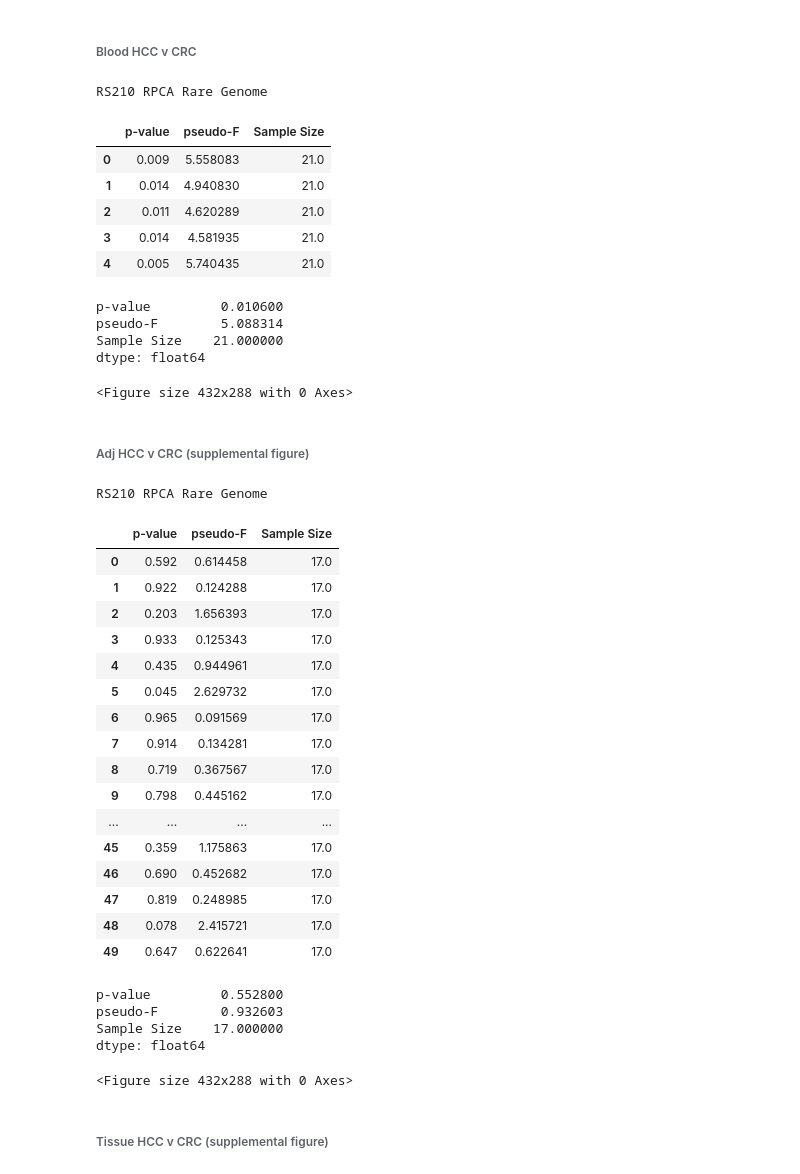
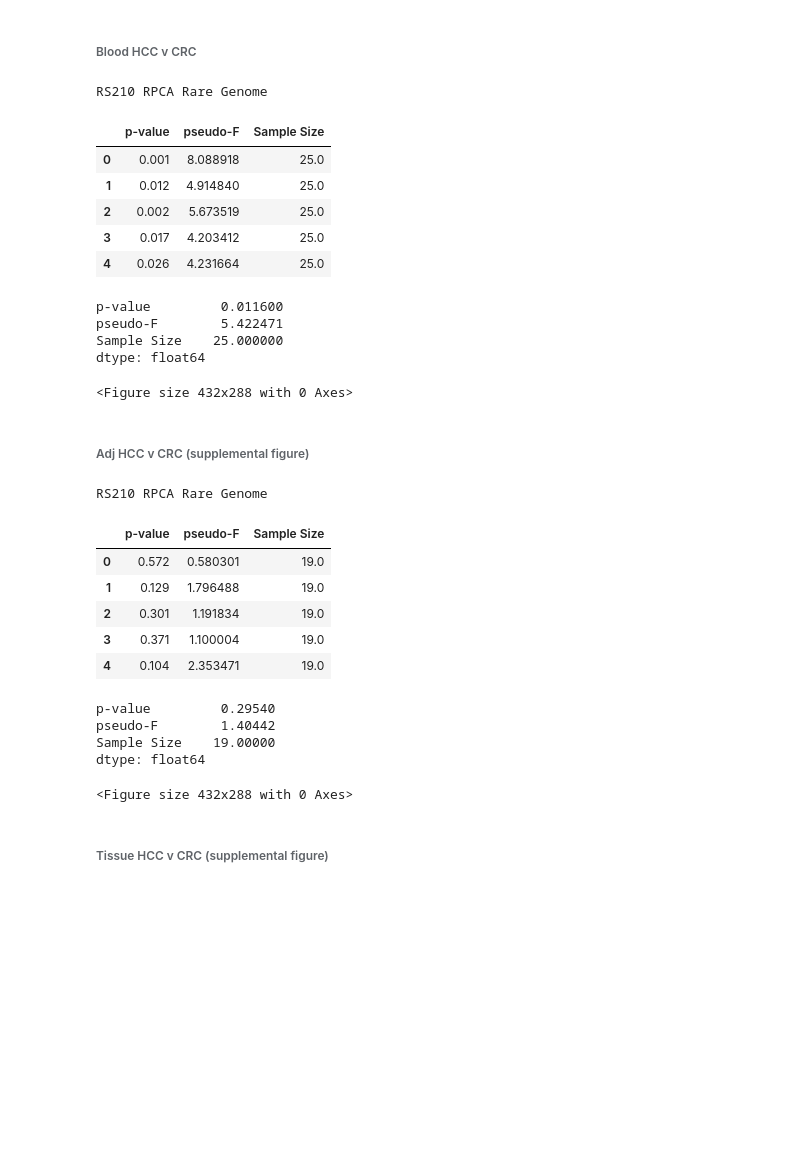
Before and after one commit to cguccione/HCC-microbialDNA, a Jupyter notebook: 4_Analysis_Figures.ipynb, the cells around one changed output. Saved outputs shown, nothing was run; the diff lists cells and outputs as text; code cells hidden in the pictures; blank space fills up the shorter version.

Commit message:
Updated this branch with summing technical variables
- In prior version left code which doesn't sum technical variables but keeps the first one instead

```diff
--- a/4_Analysis_Figures.ipynb
+++ b/4_Analysis_Figures.ipynb
@@ -49,7 +49,7 @@ import pkg_resources
 import shutil
 import tempfile
 # %%
-key_var='_pese_pangenome_align-RS210_masked_none_scrubbed_micovFilter'
+key_var='_pese_pangenome_align-RS210_masked_none_scrubbed_micovFilter_T'
 # %% [markdown]
 ### Functions
 # %%
@@ -504,46 +504,35 @@ Mann Whiteny U rank test: p-value =0.39442526281703233
 # %% [markdown]
 ###### Blood HCC v CRC
 # %%
-df_rs210_rpca_rare_genome = call_beta('blood_HCC_v_CRC', 'tumor_type', rarefaction=100, numRares=5)
+df_rs210_rpca_rare_genome = call_beta('blood_HCC_v_CRC_T', 'tumor_type', rarefaction=100, numRares=5)
 # %% [output]
 RS210 RPCA Rare Genome
 |  | p-value | pseudo-F | Sample Size |
-| 0 | 0.009 | 5.558083 | 21.0 |
-| 1 | 0.014 | 4.940830 | 21.0 |
-| 2 | 0.011 | 4.620289 | 21.0 |
-| 3 | 0.014 | 4.581935 | 21.0 |
-| 4 | 0.005 | 5.740435 | 21.0 |
+| 0 | 0.001 | 8.088918 | 25.0 |
+| 1 | 0.012 | 4.914840 | 25.0 |
+| 2 | 0.002 | 5.673519 | 25.0 |
+| 3 | 0.017 | 4.203412 | 25.0 |
+| 4 | 0.026 | 4.231664 | 25.0 |
-p-value         0.010600
-pseudo-F        5.088314
-Sample Size    21.000000
+p-value         0.011600
+pseudo-F        5.422471
+Sample Size    25.000000
 dtype: float64
 <Figure size 432x288 with 0 Axes>
 # %% [markdown]
 ###### Adj HCC v CRC (supplemental figure)
 # %%
-df_rs210_rpca_rare_genome = call_beta('adj_HCC_v_CRC', 'tumor_type', rarefaction=20, numRares=50, open_prior=False)
+df_rs210_rpca_rare_genome = call_beta('adj_HCC_v_CRC_T', 'tumor_type', rarefaction=20, numRares=5, open_prior=False)
 # %% [output]
 RS210 RPCA Rare Genome
 |  | p-value | pseudo-F | Sample Size |
-| 0 | 0.592 | 0.614458 | 17.0 |
-| 1 | 0.922 | 0.124288 | 17.0 |
-| 2 | 0.203 | 1.656393 | 17.0 |
-| 3 | 0.933 | 0.125343 | 17.0 |
-| 4 | 0.435 | 0.944961 | 17.0 |
-| 5 | 0.045 | 2.629732 | 17.0 |
-| 6 | 0.965 | 0.091569 | 17.0 |
-| 7 | 0.914 | 0.134281 | 17.0 |
-| 8 | 0.719 | 0.367567 | 17.0 |
-| 9 | 0.798 | 0.445162 | 17.0 |
-| ... | ... | ... | ... |
-| 45 | 0.359 | 1.175863 | 17.0 |
-| 46 | 0.690 | 0.452682 | 17.0 |
-| 47 | 0.819 | 0.248985 | 17.0 |
-| 48 | 0.078 | 2.415721 | 17.0 |
-| 49 | 0.647 | 0.622641 | 17.0 |
+| 0 | 0.572 | 0.580301 | 19.0 |
+| 1 | 0.129 | 1.796488 | 19.0 |
+| 2 | 0.301 | 1.191834 | 19.0 |
+| 3 | 0.371 | 1.100004 | 19.0 |
+| 4 | 0.104 | 2.353471 | 19.0 |
-p-value         0.552800
-pseudo-F        0.932603
-Sample Size    17.000000
+p-value         0.29540
+pseudo-F        1.40442
+Sample Size    19.00000
 dtype: float64
 <Figure size 432x288 with 0 Axes>
 # %% [markdown]
```
Also changed, not shown: parts of 1 cell of this notebook, 2 other files.
